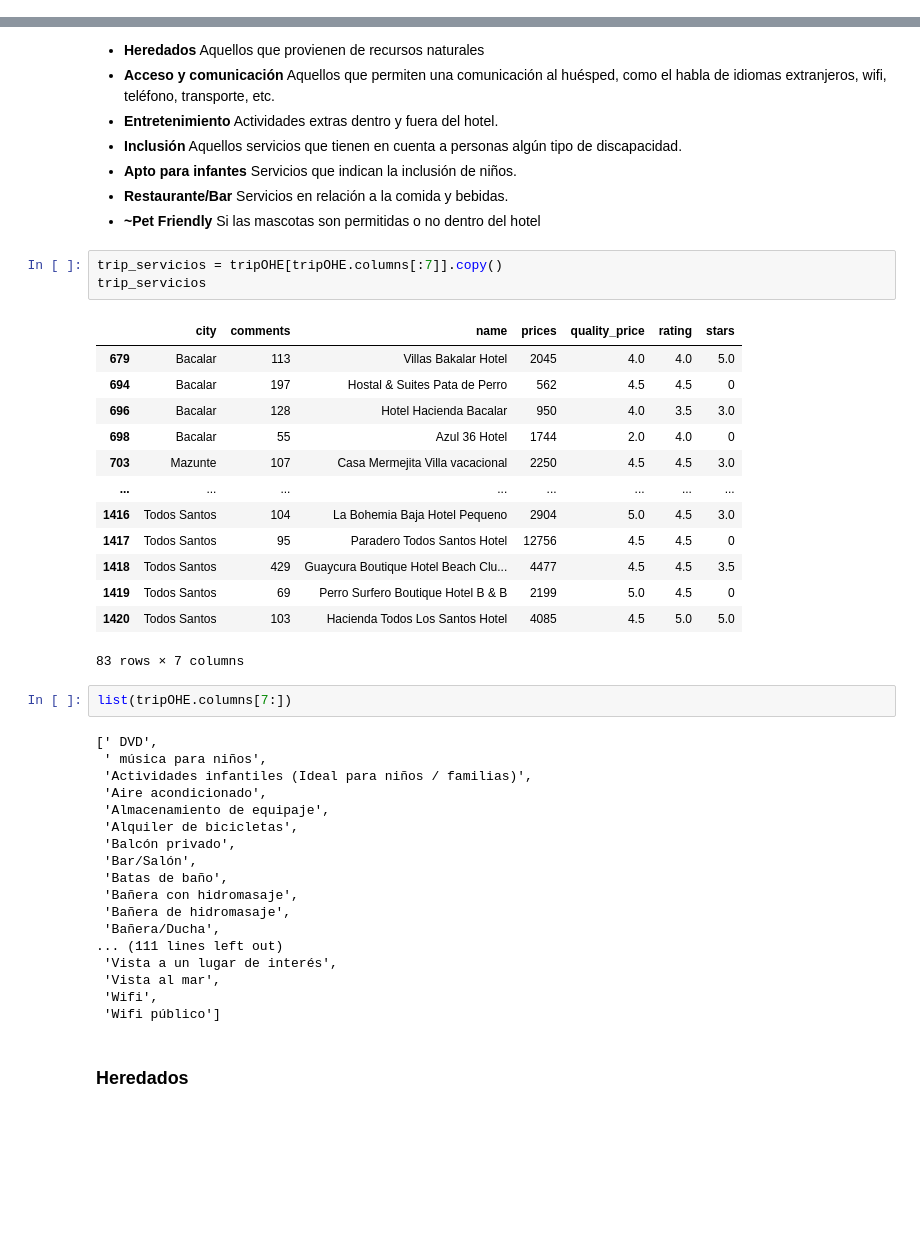
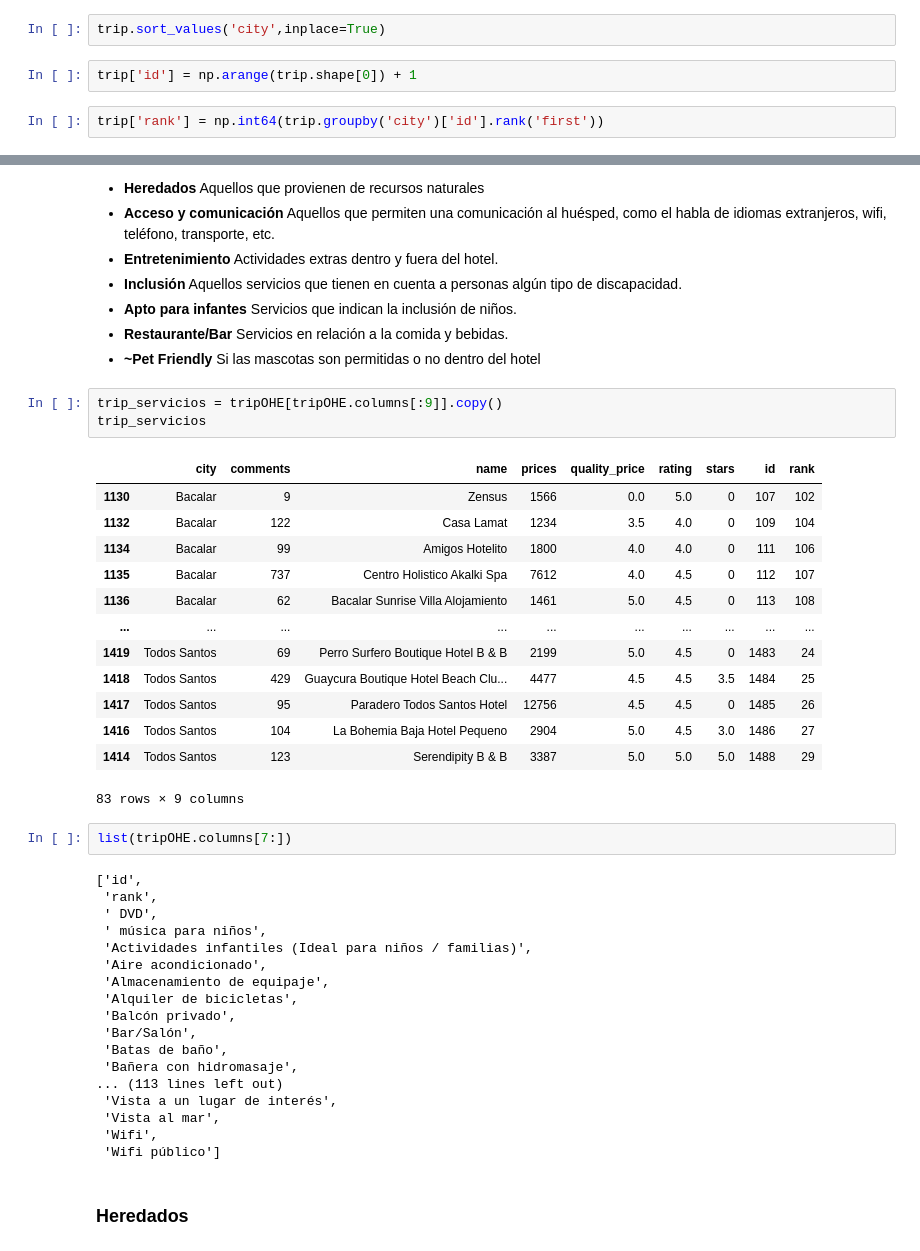
Before and after one commit to tipicanerd/Sol-Playa, a Jupyter notebook: DataW.ipynb, the cells around one changed output, grey strips where cells are left out. Cells and saved outputs as stored; diff of their text form; blank space fills up the shorter version.

```diff
--- a/DataW.ipynb
+++ b/DataW.ipynb
@@ -662,3 +661,9 @@ Data columns (total 9 columns):
  8   url            1502 non-null   object
 dtypes: float64(1), object(8)
 memory usage: 105.7+ KB
+# %%
+trip.sort_values('city',inplace=True)
+# %%
+trip['id'] = np.arange(trip.shape[0]) + 1
+# %%
+trip['rank'] = np.int64(trip.groupby('city')['id'].rank('first'))
@@ -846,26 +867,28 @@ tripOHE.to_csv('./data/tripadvisorSolPlaya_OHE.csv',index=False)
 + **Restaurante/Bar** Servicios en relación a la comida y bebidas.
 + **~Pet Friendly** Si las mascotas son permitidas o no dentro del hotel
 # %%
-trip_servicios = tripOHE[tripOHE.columns[:7]].copy()
+trip_servicios = tripOHE[tripOHE.columns[:9]].copy()
 trip_servicios
 # %% [output]
-|  | city | comments | name | prices | quality_price | rating | stars |
-| 679 | Bacalar | 113 | Villas Bakalar Hotel | 2045 | 4.0 | 4.0 | 5.0 |
-| 694 | Bacalar | 197 | Hostal & Suites Pata de Perro | 562 | 4.5 | 4.5 | 0 |
-| 696 | Bacalar | 128 | Hotel Hacienda Bacalar | 950 | 4.0 | 3.5 | 3.0 |
-| 698 | Bacalar | 55 | Azul 36 Hotel | 1744 | 2.0 | 4.0 | 0 |
-| 703 | Mazunte | 107 | Casa Mermejita Villa vacacional | 2250 | 4.5 | 4.5 | 3.0 |
-| ... | ... | ... | ... | ... | ... | ... | ... |
-| 1416 | Todos Santos | 104 | La Bohemia Baja Hotel Pequeno | 2904 | 5.0 | 4.5 | 3.0 |
-| 1417 | Todos Santos | 95 | Paradero Todos Santos Hotel | 12756 | 4.5 | 4.5 | 0 |
-| 1418 | Todos Santos | 429 | Guaycura Boutique Hotel Beach Clu... | 4477 | 4.5 | 4.5 | 3.5 |
-| 1419 | Todos Santos | 69 | Perro Surfero Boutique Hotel B & B | 2199 | 5.0 | 4.5 | 0 |
-| 1420 | Todos Santos | 103 | Hacienda Todos Los Santos Hotel | 4085 | 4.5 | 5.0 | 5.0 |
+|  | city | comments | name | prices | quality_price | rating | stars | id | rank |
+| 1130 | Bacalar | 9 | Zensus | 1566 | 0.0 | 5.0 | 0 | 107 | 102 |
+| 1132 | Bacalar | 122 | Casa Lamat | 1234 | 3.5 | 4.0 | 0 | 109 | 104 |
+| 1134 | Bacalar | 99 | Amigos Hotelito | 1800 | 4.0 | 4.0 | 0 | 111 | 106 |
+| 1135 | Bacalar | 737 | Centro Holistico Akalki Spa | 7612 | 4.0 | 4.5 | 0 | 112 | 107 |
+| 1136 | Bacalar | 62 | Bacalar Sunrise Villa Alojamiento | 1461 | 5.0 | 4.5 | 0 | 113 | 108 |
+| ... | ... | ... | ... | ... | ... | ... | ... | ... | ... |
+| 1419 | Todos Santos | 69 | Perro Surfero Boutique Hotel B & B | 2199 | 5.0 | 4.5 | 0 | 1483 | 24 |
+| 1418 | Todos Santos | 429 | Guaycura Boutique Hotel Beach Clu... | 4477 | 4.5 | 4.5 | 3.5 | 1484 | 25 |
+| 1417 | Todos Santos | 95 | Paradero Todos Santos Hotel | 12756 | 4.5 | 4.5 | 0 | 1485 | 26 |
+| 1416 | Todos Santos | 104 | La Bohemia Baja Hotel Pequeno | 2904 | 5.0 | 4.5 | 3.0 | 1486 | 27 |
+| 1414 | Todos Santos | 123 | Serendipity B & B | 3387 | 5.0 | 5.0 | 5.0 | 1488 | 29 |
-83 rows × 7 columns
+83 rows × 9 columns
 # %%
 list(tripOHE.columns[7:])
 # %% [output]
-[' DVD',
+['id',
+ 'rank',
+ ' DVD',
  ' música para niños',
  'Actividades infantiles (Ideal para niños / familias)',
  'Aire acondicionado',
@@ -875,9 +898,7 @@ list(tripOHE.columns[7:])
  'Bar/Salón',
  'Batas de baño',
  'Bañera con hidromasaje',
- 'Bañera de hidromasaje',
- 'Bañera/Ducha',
-... (111 lines left out)
+... (113 lines left out)
  'Vista a un lugar de interés',
  'Vista al mar',
  'Wifi',
```
Also changed, not shown: parts of 58 cells of this notebook, 8 other files.
